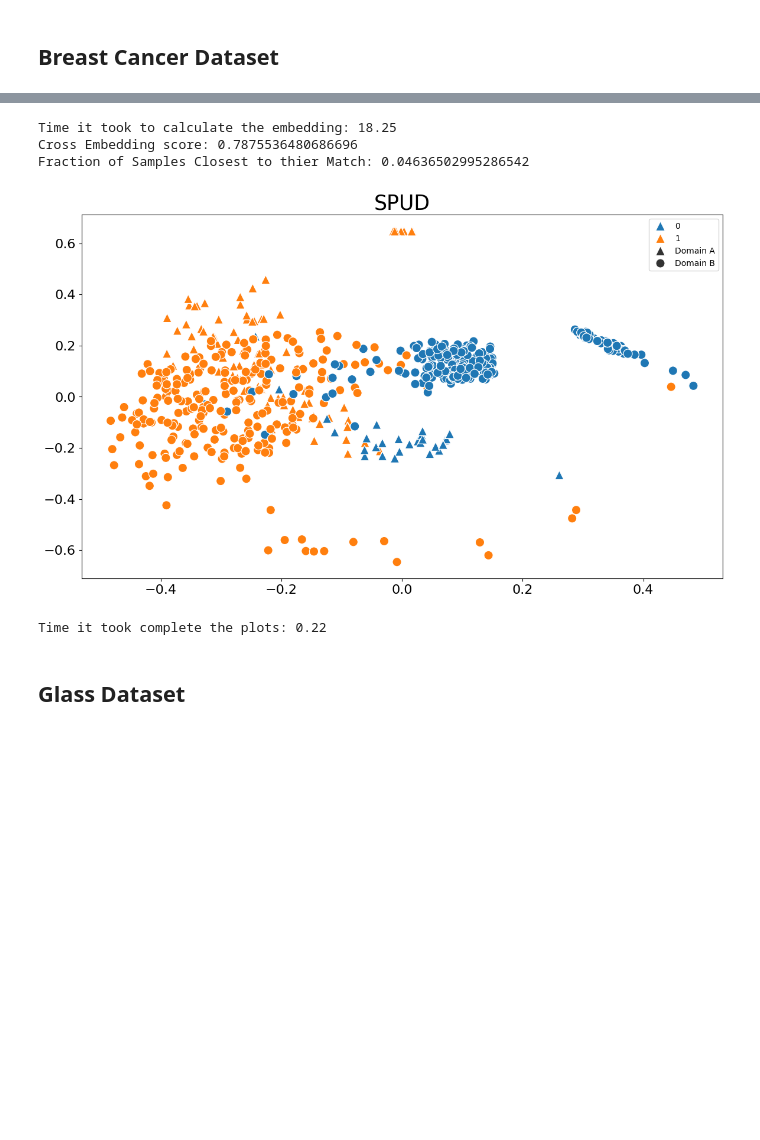
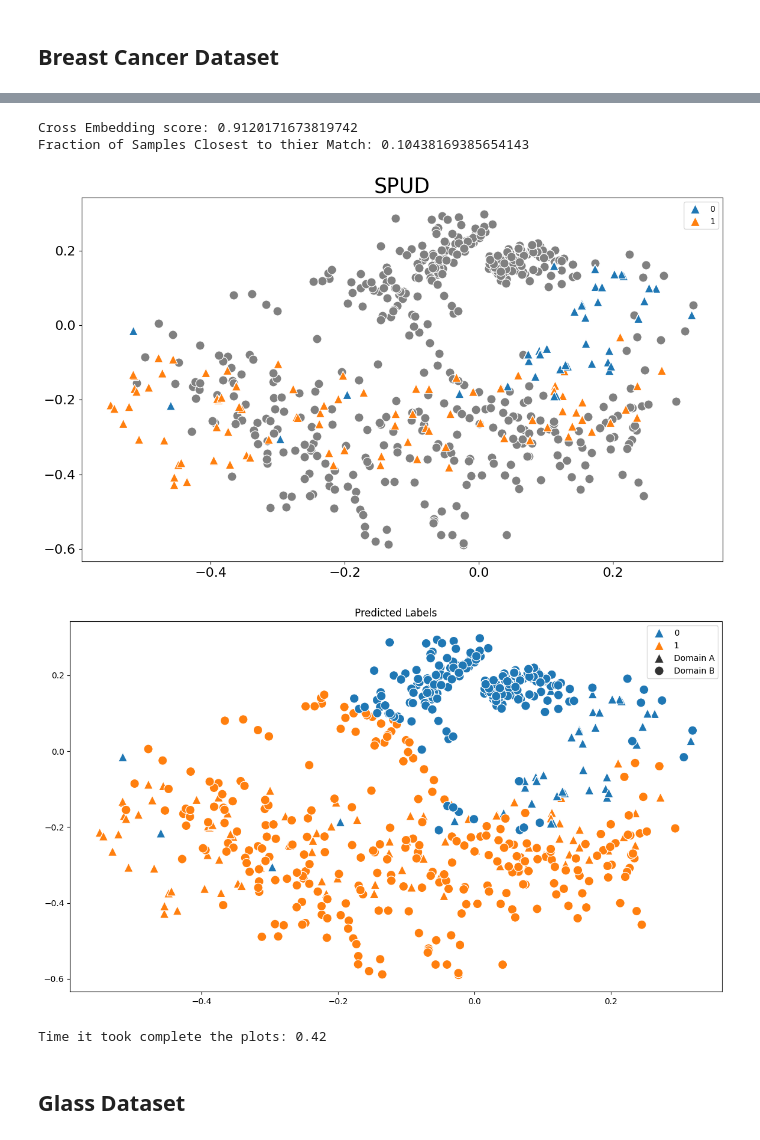
Before and after one commit to rustadadam/mashspud, a Jupyter notebook: demonstration_notebooks/SPUD_demonstration.ipynb, the cells around one changed output, grey strips where cells are left out. Drawn from its saved outputs; the diff is of its cells as text; code cells hidden in the pictures; blank space fills up the shorter version.

```diff
--- a/demonstration_notebooks/SPUD_demonstration.ipynb
+++ b/demonstration_notebooks/SPUD_demonstration.ipynb
@@ -103,7 +106,7 @@ cancer_domainA, cancer_domainB = split_features(cancer_features, split = "random
 cancer_anchors = create_anchors(int(len(cancer_features)))[:10] #NOTE: Try changing the 10 to any amount of anchors
 
 # Initialize SPUD
-cancer_spud = SPUD(knn = 12, agg_method="log", verbose = 4, **rs)
+cancer_spud = SPUD(knn = 12, agg_method="log", verbose = 4)
 
 #Fit SPUD
 cancer_spud.fit(dataA = cancer_domainA, dataB = cancer_domainB, known_anchors=cancer_anchors)
@@ -120,11 +123,11 @@ cancer_spud.plot_heat_map()
 # %%
-cancer_spud.plot_emb(labels = cancer_labels, show_anchors=False, show_lines=False)
+cancer_spud.plot_emb(labels = cancer_labels, show_anchors=False, show_pred=True, show_lines=False) #You can change show_pred to false to see the actual labels the second domain.
 # %% [output]
-Time it took to calculate the embedding: 18.25
-Cross Embedding score: 0.7875536480686696
-Fraction of Samples Closest to thier Match: 0.04636502995286542
+Cross Embedding score: 0.9120171673819742
+Fraction of Samples Closest to thier Match: 0.10438169385654143
-[figure, old version]
+[figure, new version]
+[figure, added]
-Time it took complete the plots: 0.22
+Time it took complete the plots: 0.42
 # %% [markdown]
 ## Glass Dataset
 # %%
```
Also changed, not shown: parts of 13 cells of this notebook, 1 other file.
